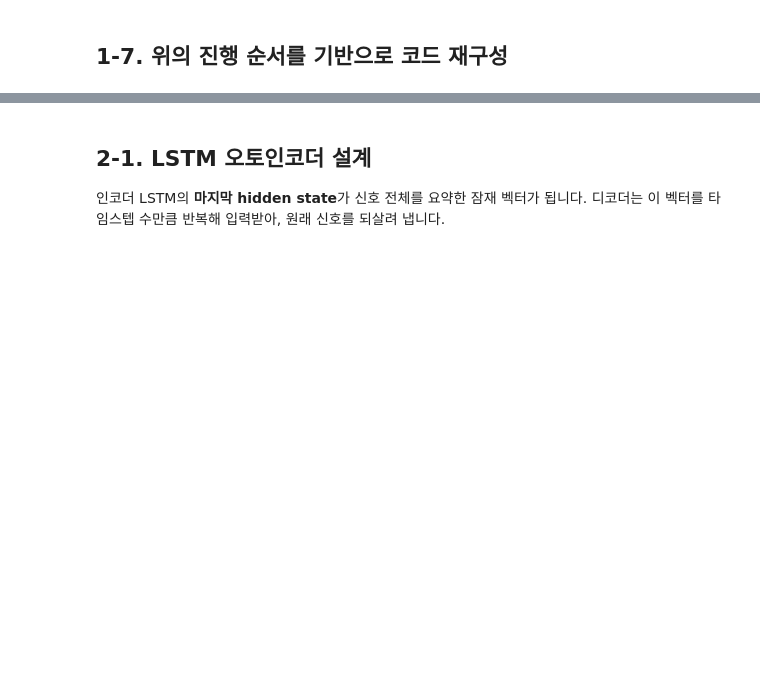
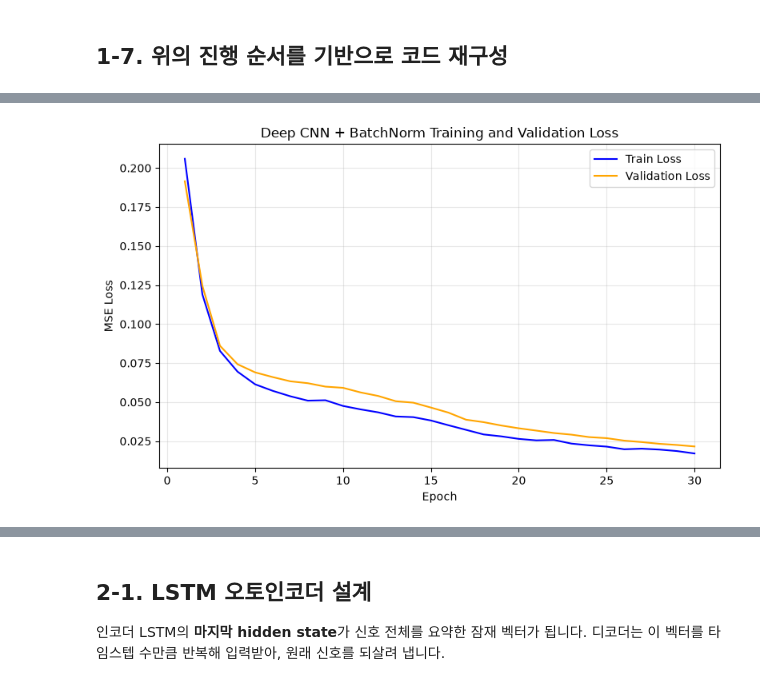
Before and after one commit to chaejeong0115/Missions_5_Kaggle_MNIST, a Jupyter notebook: Mission_5.ipynb, the cells around one changed output, grey strips where cells are left out. Cells and saved outputs as stored; diff of their text form; code cells hidden in the pictures; blank space fills up the shorter version.

```diff
--- a/Mission_5.ipynb
+++ b/Mission_5.ipynb
@@ -439,0 +2018,15 @@ PyTorch: 2.14.0 | device: cpu
+# %%
+# ------------------------------------------------------------
+# 2-2-2. 깊은 CNN + BatchNorm 모델 생성
+# ------------------------------------------------------------
+
+# 모델의 초기 가중치 생성을 재현할 수 있도록 난수 고정
+torch.manual_seed(RANDOM_SEED)
+
+
+# 깊은 CNN 모델 객체를 생성하고 연산 장치로 이동
+deep_model = DeepConvDenoiser().to(device)
+
+
+# 모델 구조 출력
+print(deep_model)
@@ -439,0 +2233,42 @@ PyTorch: 2.14.0 | device: cpu
+# %%
+# ------------------------------------------------------------
+# 2-2-6. 깊은 CNN의 학습·검증 손실 그래프
+# ------------------------------------------------------------
+
+# 실제 저장된 손실 개수를 기준으로 Epoch 번호 생성
+epochs = range(
+    1,
+    len(deep_train_loss_history) + 1
+)
+
+
+plt.figure(figsize=(8, 5))
+
+
+# 학습 손실
+plt.plot(
+    epochs,
+    deep_train_loss_history,
+    label="Train Loss",
+    color="blue"
+)
+
+
+# 검증 손실
+plt.plot(
+    epochs,
+    deep_val_loss_history,
+    label="Validation Loss",
+    color="orange"
+)
+
+
+plt.xlabel("Epoch")
+plt.ylabel("MSE Loss")
+plt.title("Deep CNN + BatchNorm Training and Validation Loss")
+plt.legend()
+plt.grid(alpha=0.3)
+plt.tight_layout()
+plt.show()
+# %% [output]
+[figure, added]
```
Also changed, not shown: parts of 48 cells of this notebook.
